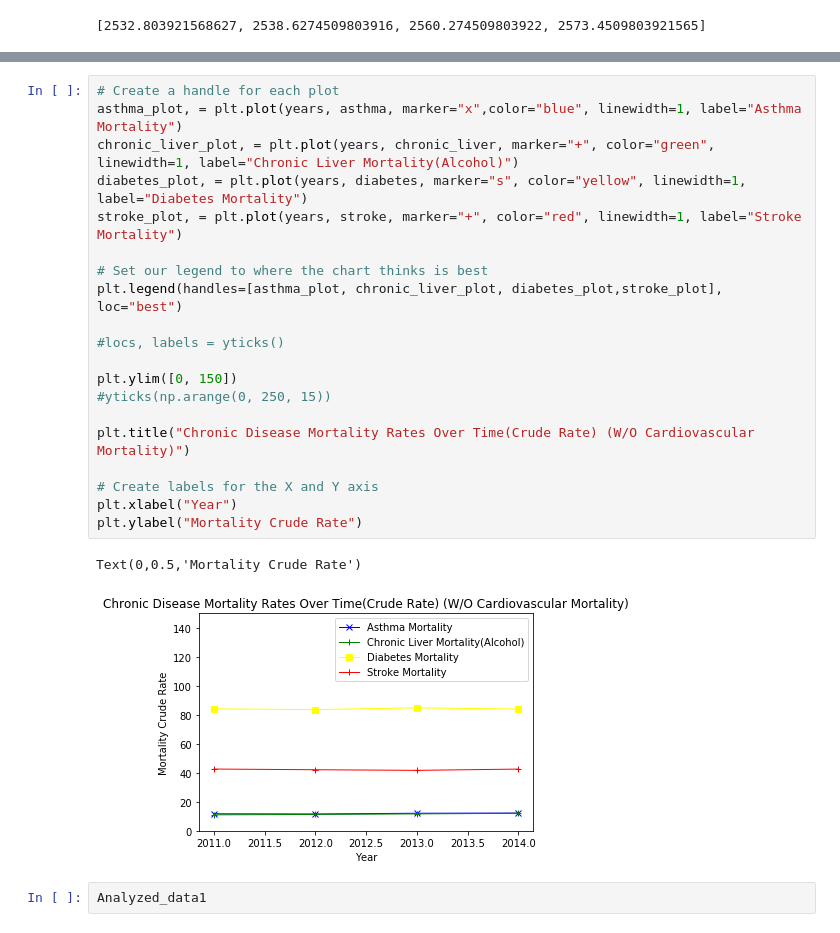
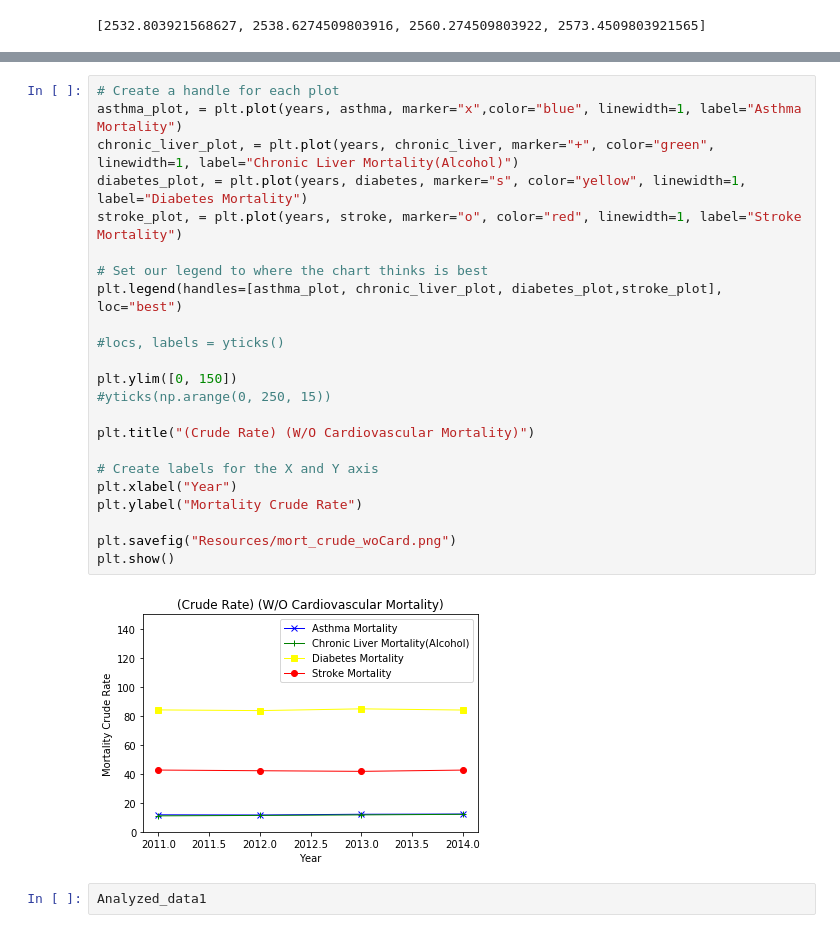
Before and after one commit to ByronIAllen/DataAnalysis_Project1, a Jupyter notebook: Chronic Disease.ipynb, the cells around one changed output, grey strips where cells are left out. Saved outputs shown, nothing was run; the diff lists cells and outputs as text.

```diff
--- a/Chronic Disease.ipynb
+++ b/Chronic Disease.ipynb
@@ -812,26 +814,28 @@ Text(0,0.5,'Mortality Crude Rate')
 # %%
 # Create a handle for each plot
 asthma_plot, = plt.plot(years, asthma, marker="x",color="blue", linewidth=1, label="Asthma Mortality")
 chronic_liver_plot, = plt.plot(years, chronic_liver, marker="+", color="green", linewidth=1, label="Chronic Liver Mortality(Alcohol)")
 diabetes_plot, = plt.plot(years, diabetes, marker="s", color="yellow", linewidth=1, label="Diabetes Mortality")
-stroke_plot, = plt.plot(years, stroke, marker="+", color="red", linewidth=1, label="Stroke Mortality")
+stroke_plot, = plt.plot(years, stroke, marker="o", color="red", linewidth=1, label="Stroke Mortality")
 
 # Set our legend to where the chart thinks is best
 plt.legend(handles=[asthma_plot, chronic_liver_plot, diabetes_plot,stroke_plot], loc="best")
 
 #locs, labels = yticks()
 
 plt.ylim([0, 150])
 #yticks(np.arange(0, 250, 15))
 
-plt.title("Chronic Disease Mortality Rates Over Time(Crude Rate) (W/O Cardiovascular Mortality)")
+plt.title("(Crude Rate) (W/O Cardiovascular Mortality)")
 
 # Create labels for the X and Y axis
 plt.xlabel("Year")
 plt.ylabel("Mortality Crude Rate")
+
+plt.savefig("Resources/mort_crude_woCard.png")
+plt.show()
 # %% [output]
-Text(0,0.5,'Mortality Crude Rate')
-[figure, old version]
+[figure, new version]
 # %%
 Analyzed_data1
 # %% [output]
```
Also changed, not shown: parts of 3 cells of this notebook, 4 other files.
